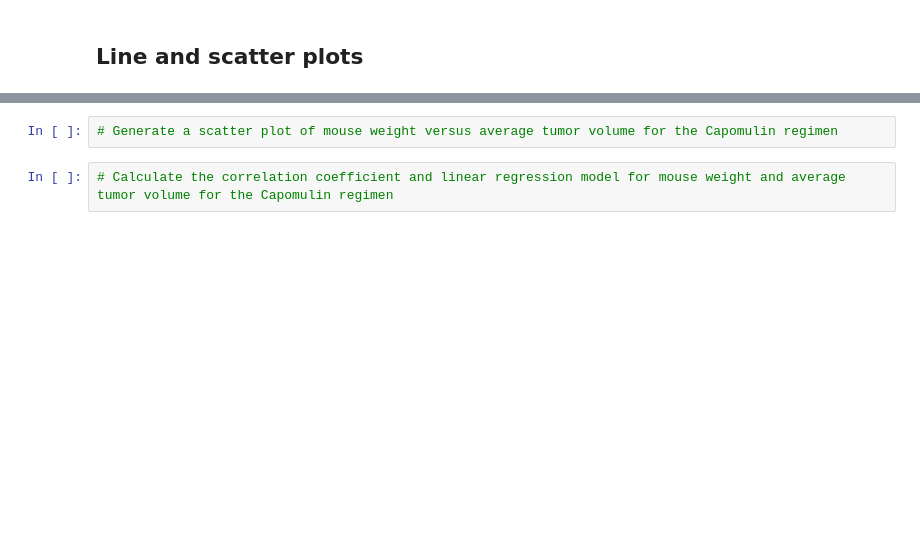
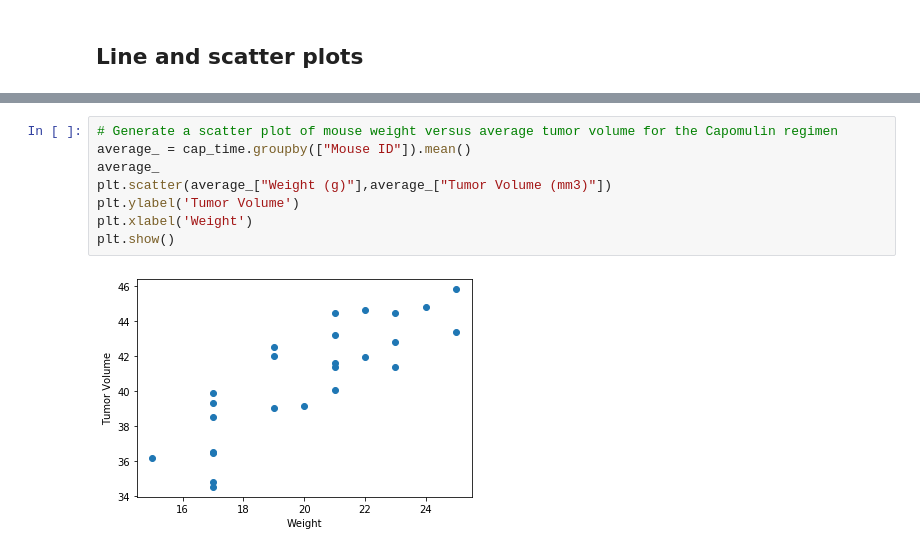
Before and after one commit to Erica2424/Matplotlib-Challenge, a Jupyter notebook: pymaceuticals_starter.ipynb, the cells around one changed output, grey strips where cells are left out. Cells and saved outputs as stored; diff of their text form; blank space fills up the shorter version.

```diff
--- a/pymaceuticals_starter.ipynb
+++ b/pymaceuticals_starter.ipynb
@@ -192,4 +250,10 @@ promising_treatments=['Capomulin', 'Ramicane', 'Infubinol','Ceftamin']
 # %%
 # Generate a scatter plot of mouse weight versus average tumor volume for the Capomulin regimen
+average_ = cap_time.groupby(["Mouse ID"]).mean()
+average_
+plt.scatter(average_["Weight (g)"],average_["Tumor Volume (mm3)"])
+plt.ylabel('Tumor Volume')
+plt.xlabel('Weight')
+plt.show()
+# %% [output]
+[figure, added]
-# %%
-# Calculate the correlation coefficient and linear regression model for mouse weight and average tumor volume for the Capomulin regimen
```
Also changed, not shown: parts of 6 cells of this notebook.
